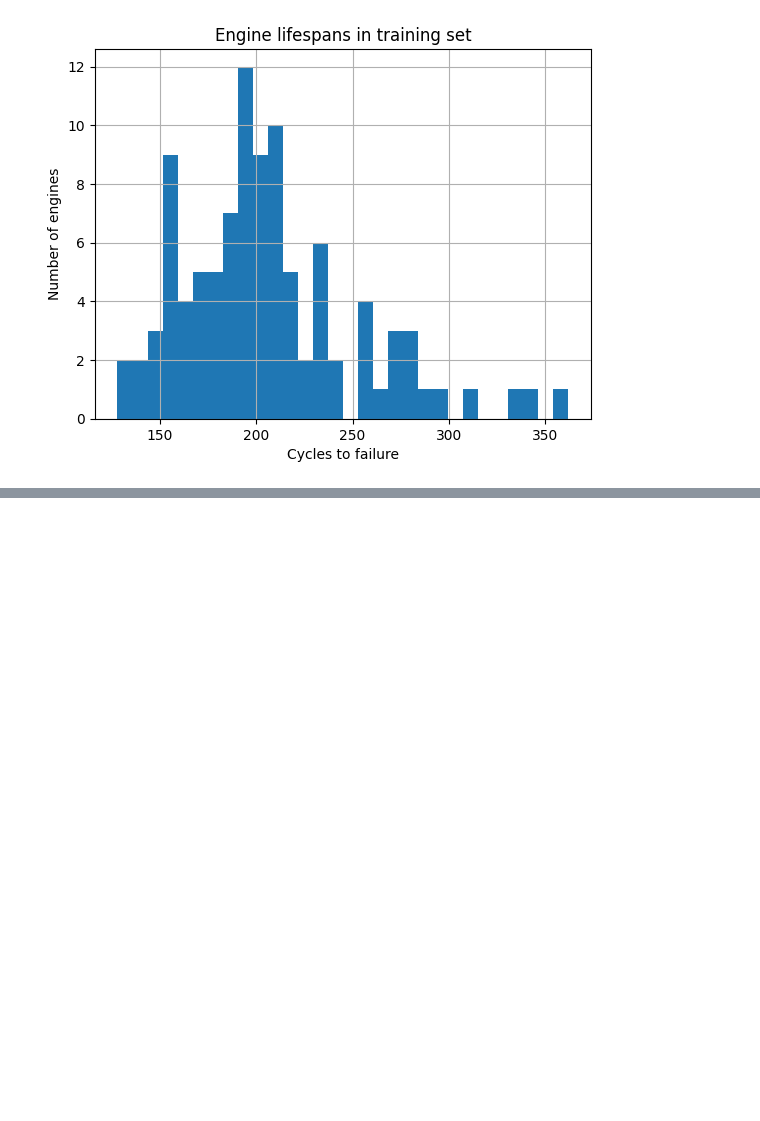
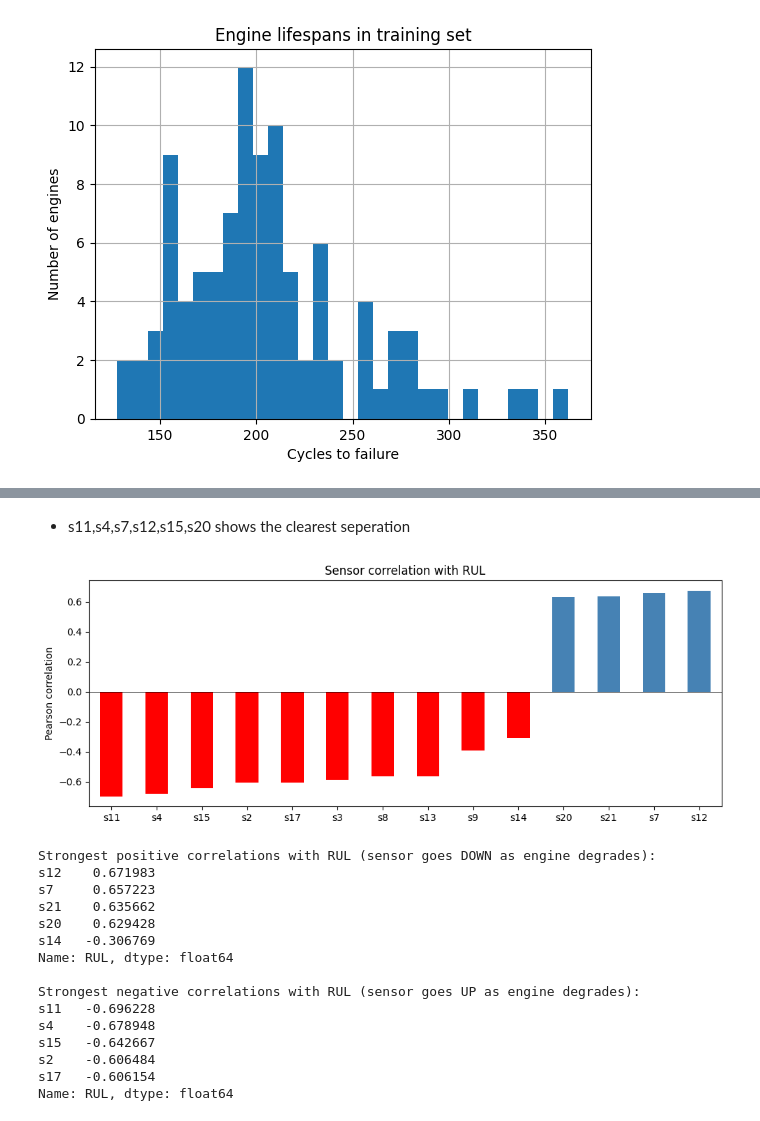
Before and after one commit to HeshaGamage/predictive-maintenance-industrial-ai, a Jupyter notebook: notebooks/01_data_exploration.ipynb, the cells around one changed output, grey strips where cells are left out. Drawn from its saved outputs; the diff is of its cells as text; code cells hidden in the pictures; blank space fills up the shorter version.

```diff
--- a/notebooks/01_data_exploration.ipynb
+++ b/notebooks/01_data_exploration.ipynb
@@ -52,0 +184,37 @@ Name: cycle, dtype: float64
+# %% [markdown]
+* s11,s4,s7,s12,s15,s20 shows the clearest seperation
+# %%
+correlations = train[useful + ['RUL']].corr()['RUL'].drop('RUL')
+
+plt.figure(figsize=(10, 4))
+correlations.sort_values().plot(kind='bar', color=[
+    'red' if x < 0 else 'steelblue' for x in correlations.sort_values()
+])
+plt.title('Sensor correlation with RUL')
+plt.ylabel('Pearson correlation')
+plt.axhline(0, color='black', linewidth=0.5)
+plt.xticks(rotation=0)
+plt.tight_layout()
+plt.show()
+
+print("Strongest positive correlations with RUL (sensor goes DOWN as engine degrades):")
+print(correlations.sort_values(ascending=False).head(5))
+print("\nStrongest negative correlations with RUL (sensor goes UP as engine degrades):")
+print(correlations.sort_values().head(5))
+# %% [output]
+[figure, added]
+Strongest positive correlations with RUL (sensor goes DOWN as engine degrades):
+s12    0.671983
+s7     0.657223
+s21    0.635662
+s20    0.629428
+s14   -0.306769
+Name: RUL, dtype: float64
+
+Strongest negative correlations with RUL (sensor goes UP as engine degrades):
+s11   -0.696228
+s4    -0.678948
+s15   -0.642667
+s2    -0.606484
+s17   -0.606154
+Name: RUL, dtype: float64
```
Also changed, not shown: parts of 7 cells of this notebook.
